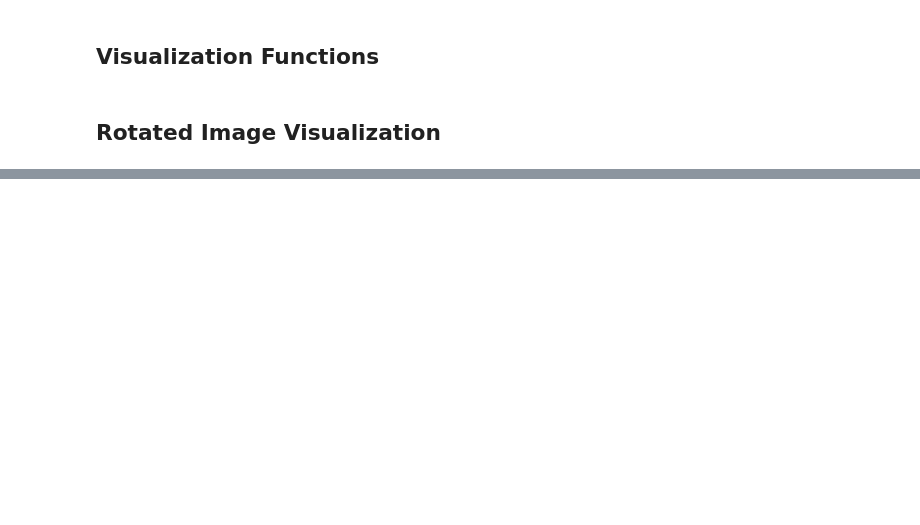
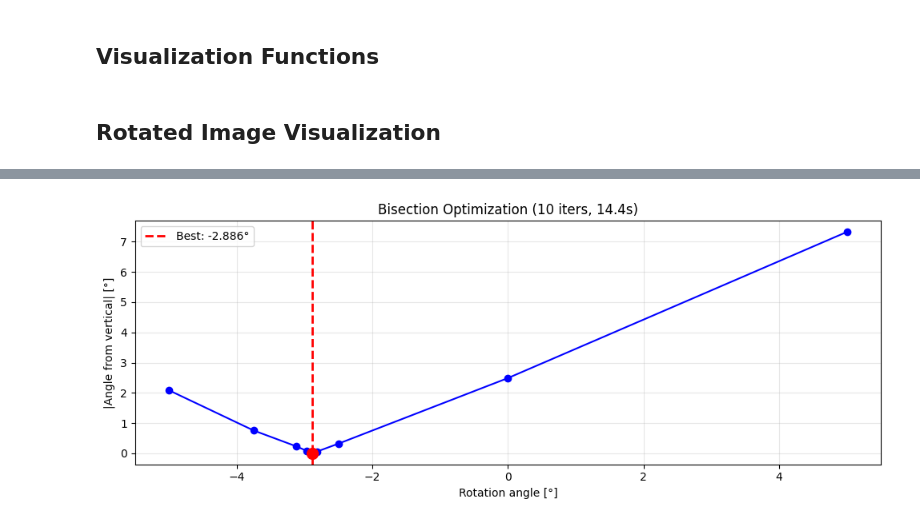
Before and after one commit to grzanka/osl_mb_foils, a Jupyter notebook: notebooks/pub_something_2026/mbo_foils/0.2-match-aic144_single.ipynb, the cells around one changed output, grey strips where cells are left out. Saved outputs shown, nothing was run; the diff lists cells and outputs as text; code cells hidden in the pictures; blank space fills up the shorter version.

```diff
--- a/notebooks/pub_something_2026/mbo_foils/0.2-match-aic144_single.ipynb
+++ b/notebooks/pub_something_2026/mbo_foils/0.2-match-aic144_single.ipynb
@@ -172,0 +385,11 @@ plot_foil_with_profiles(
+# %%
+# Plot brute-force cost function (only if method was used)
+if OPT_METHOD == 'bruteforce':
+    fig, ax = plt.subplots(figsize=(10, 4))
+    ax.plot(angles_bf, cost_values_bf, 'b-', lw=1.5)
+    ax.axvline(best_angle_bf, c='r', ls='--', lw=2, label=f'Best: {best_angle_bf:.3f}°')
+    ax.scatter([best_angle_bf], [cost_values_bf[best_idx_bf]], c='r', s=100, zorder=5)
+    ax.set(xlabel='Rotation angle [°]', ylabel='|Angle from vertical| [°]',
+           title=f'Brute-Force Optimization ({ROT_N_STEPS} pts, {bf_time:.1f}s)')
+    ax.legend(); ax.grid(True, alpha=0.3)
+    plt.tight_layout(); plt.show()
@@ -172,0 +449,14 @@ plot_foil_with_profiles(
+# %%
+# Plot bisection cost function (only if method was used)
+if OPT_METHOD == 'bisection':
+    fig, ax = plt.subplots(figsize=(10, 4))
+    sorted_idx = np.argsort(bisect_history_arr[:, 0])
+    ax.plot(bisect_history_arr[sorted_idx, 0], np.abs(bisect_history_arr[sorted_idx, 1]), 'bo-', lw=1.5, ms=6)
+    ax.axvline(best_angle_bisect, c='r', ls='--', lw=2, label=f'Best: {best_angle_bisect:.3f}°')
+    ax.scatter([best_angle_bisect], [abs(final_vert)], c='r', s=100, zorder=5)
+    ax.set(xlabel='Rotation angle [°]', ylabel='|Angle from vertical| [°]',
+           title=f'Bisection Optimization ({iteration} iters, {bisect_time:.1f}s)')
+    ax.legend(); ax.grid(True, alpha=0.3)
+    plt.tight_layout(); plt.show()
+# %% [output]
+[figure, added]
```
Also changed, not shown: parts of 18 cells of this notebook.
